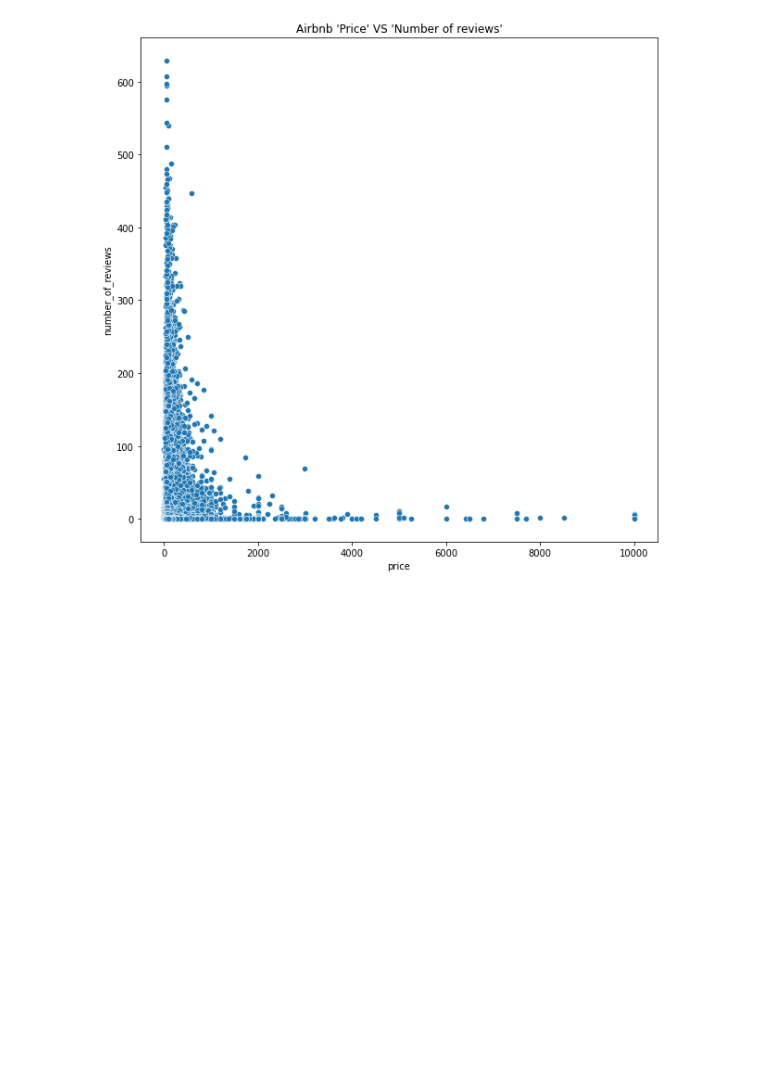
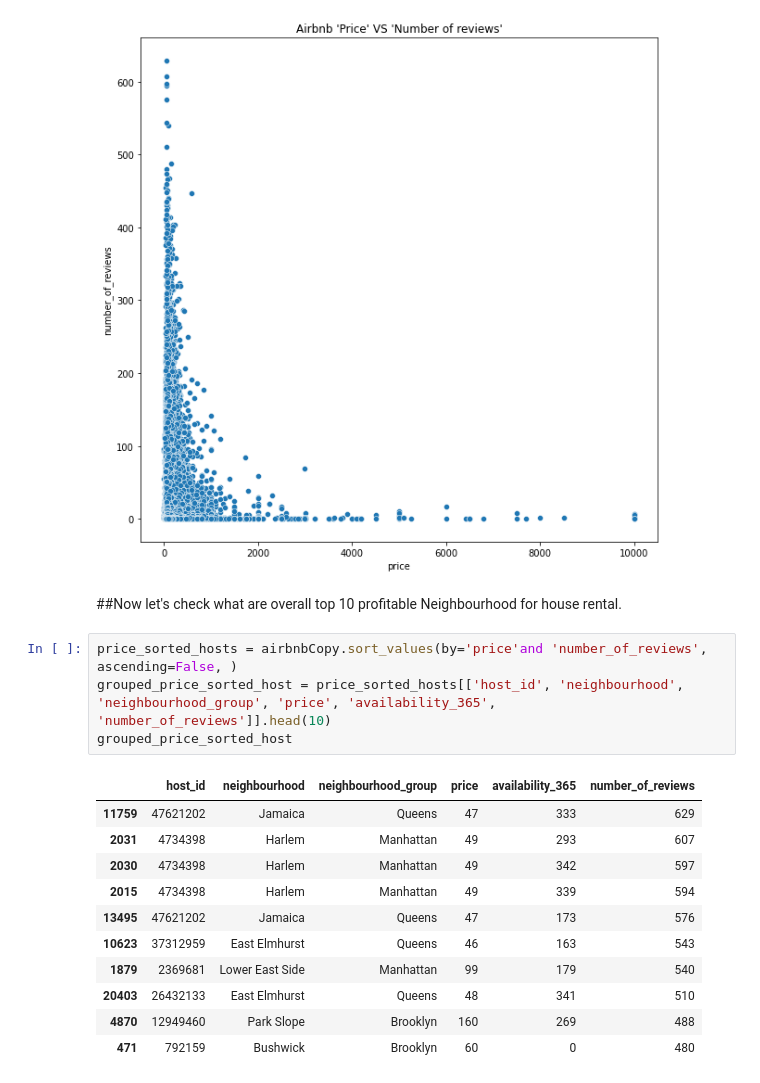
Before and after one commit to Mohamed-Harish-M-123/Capstone-Project-I, a Jupyter notebook: Airbnb_booking_analysis.ipynb, the cells around one changed output. Drawn from its saved outputs; the diff is of its cells as text; blank space fills up the shorter version.

```diff
--- a/Airbnb_booking_analysis.ipynb
+++ b/Airbnb_booking_analysis.ipynb
@@ -408,3 +408,21 @@ plt.title("Airbnb 'Price' VS 'Number of reviews'")
 plt.show()
 # %% [output]
 [figure]
+# %% [markdown]
+##Now let's check what are overall top 10 profitable Neighbourhood for house rental.
+# %%
+price_sorted_hosts = airbnbCopy.sort_values(by='price'and 'number_of_reviews', ascending=False, )
+grouped_price_sorted_host = price_sorted_hosts[['host_id', 'neighbourhood', 'neighbourhood_group', 'price', 'availability_365', 'number_of_reviews']].head(10)
+grouped_price_sorted_host
+# %% [output]
+|  | host_id | neighbourhood | neighbourhood_group | price | availability_365 | number_of_reviews |
+| 11759 | 47621202 | Jamaica | Queens | 47 | 333 | 629 |
+| 2031 | 4734398 | Harlem | Manhattan | 49 | 293 | 607 |
+| 2030 | 4734398 | Harlem | Manhattan | 49 | 342 | 597 |
+| 2015 | 4734398 | Harlem | Manhattan | 49 | 339 | 594 |
+| 13495 | 47621202 | Jamaica | Queens | 47 | 173 | 576 |
+| 10623 | 37312959 | East Elmhurst | Queens | 46 | 163 | 543 |
+| 1879 | 2369681 | Lower East Side | Manhattan | 99 | 179 | 540 |
+| 20403 | 26432133 | East Elmhurst | Queens | 48 | 341 | 510 |
+| 4870 | 12949460 | Park Slope | Brooklyn | 160 | 269 | 488 |
+| 471 | 792159 | Bushwick | Brooklyn | 60 | 0 | 480 |
```
Also changed, not shown: parts of 1 cell of this notebook.
